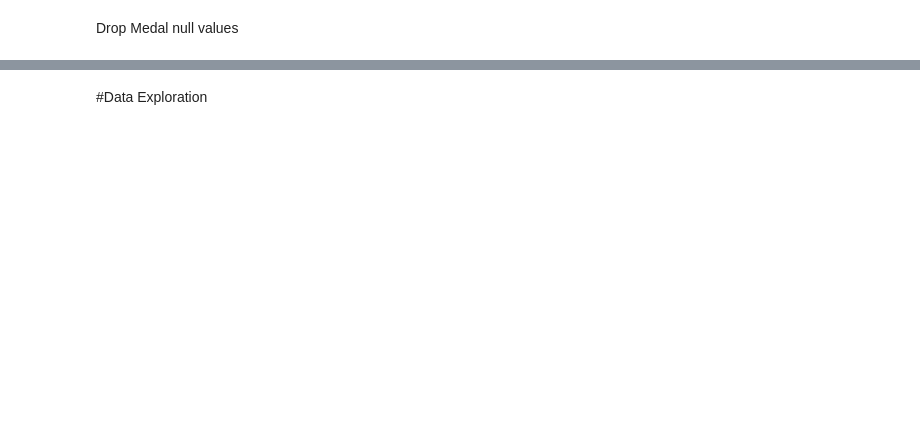
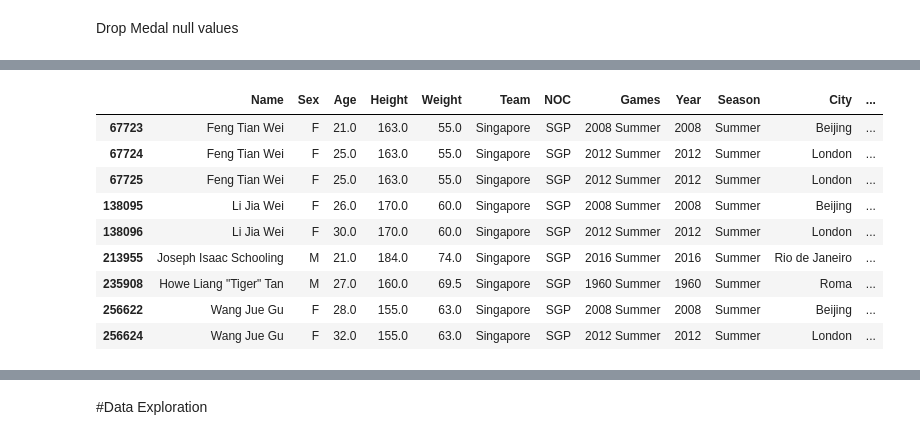
Before and after one commit to MaliheDahmardeh/Olympic-History, a Jupyter notebook: Olympic_History.ipynb, the cells around one changed output, grey strips where cells are left out. Drawn from its saved outputs; the diff is of its cells as text; code cells hidden in the pictures; blank space fills up the shorter version.

```diff
--- a/Olympic_History.ipynb
+++ b/Olympic_History.ipynb
@@ -343,0 +319,3 @@ memory usage: 5.2+ MB
+# %%
+df["region"]=df["region"].fillna('unknown')
+df["region"]
@@ -343,0 +335,14 @@ memory usage: 5.2+ MB
+# %%
+region_unknown=df.loc[(df["region"]=="unknown")]
+region_unknown
+# %% [output]
+|  | Name | Sex | Age | Height | Weight | Team | NOC | Games | Year | Season | City | ... |
+| 67723 | Feng Tian Wei | F | 21.0 | 163.0 | 55.0 | Singapore | SGP | 2008 Summer | 2008 | Summer | Beijing | ... |
+| 67724 | Feng Tian Wei | F | 25.0 | 163.0 | 55.0 | Singapore | SGP | 2012 Summer | 2012 | Summer | London | ... |
+| 67725 | Feng Tian Wei | F | 25.0 | 163.0 | 55.0 | Singapore | SGP | 2012 Summer | 2012 | Summer | London | ... |
+| 138095 | Li Jia Wei | F | 26.0 | 170.0 | 60.0 | Singapore | SGP | 2008 Summer | 2008 | Summer | Beijing | ... |
+| 138096 | Li Jia Wei | F | 30.0 | 170.0 | 60.0 | Singapore | SGP | 2012 Summer | 2012 | Summer | London | ... |
+| 213955 | Joseph Isaac Schooling | M | 21.0 | 184.0 | 74.0 | Singapore | SGP | 2016 Summer | 2016 | Summer | Rio de Janeiro | ... |
+| 235908 | Howe Liang "Tiger" Tan | M | 27.0 | 160.0 | 69.5 | Singapore | SGP | 1960 Summer | 1960 | Summer | Roma | ... |
+| 256622 | Wang Jue Gu | F | 28.0 | 155.0 | 63.0 | Singapore | SGP | 2008 Summer | 2008 | Summer | Beijing | ... |
+| 256624 | Wang Jue Gu | F | 32.0 | 155.0 | 63.0 | Singapore | SGP | 2012 Summer | 2012 | Summer | London | ... |
```
Also changed, not shown: parts of 12 cells of this notebook.
